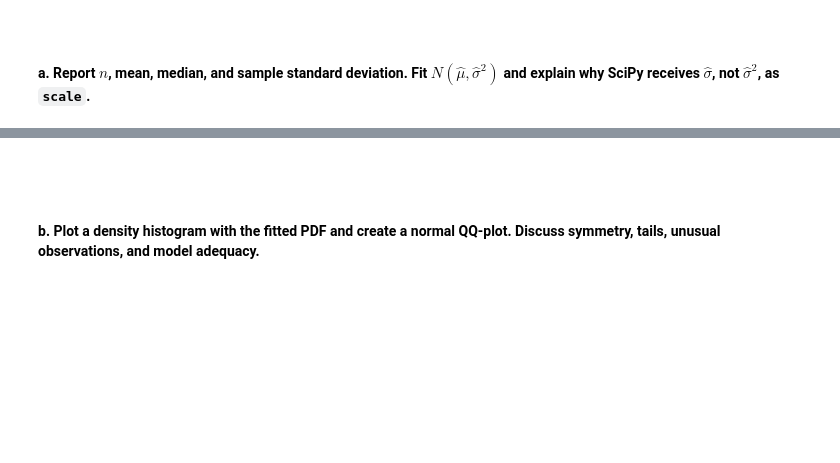
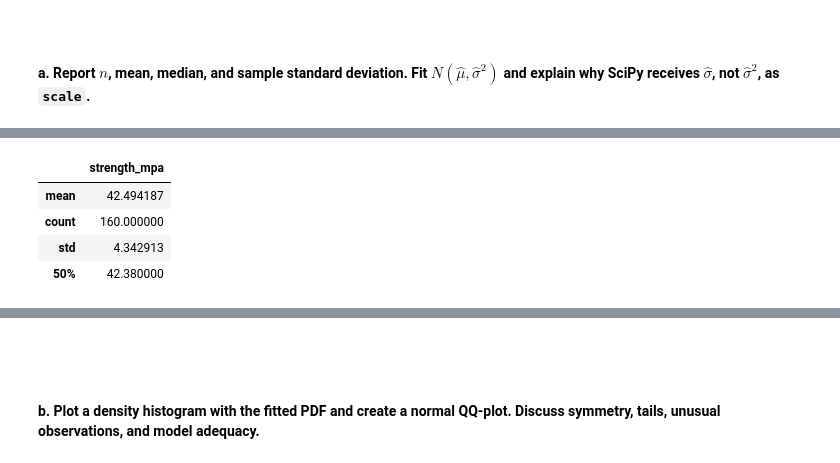
Before and after one commit to Dogmeat2000/sta1, a Jupyter notebook: assignment2/assignment2.ipynb, the cells around one changed output, grey strips where cells are left out. Drawn from its saved outputs; the diff is of its cells as text; code cells hidden in the pictures; blank space fills up the shorter version.

```diff
--- a/assignment2/assignment2.ipynb
+++ b/assignment2/assignment2.ipynb
@@ -609,0 +626,9 @@ The file [assignment02_concrete_strength.csv](../data/assignment02_concrete_stre
+# %%
+concreteStrengthMpaSummary = concreteStrengthData_unmodified[['strength_mpa']].describe()
+display(concreteStrengthMpaSummary.loc[['count', 'mean', 'std', '50%']])
+# %% [output]
+|  | strength_mpa |
+| mean | 42.494187 |
+| count | 160.000000 |
+| std | 4.342913 |
+| 50% | 42.380000 |
```
Also changed, not shown: parts of 10 cells of this notebook.
